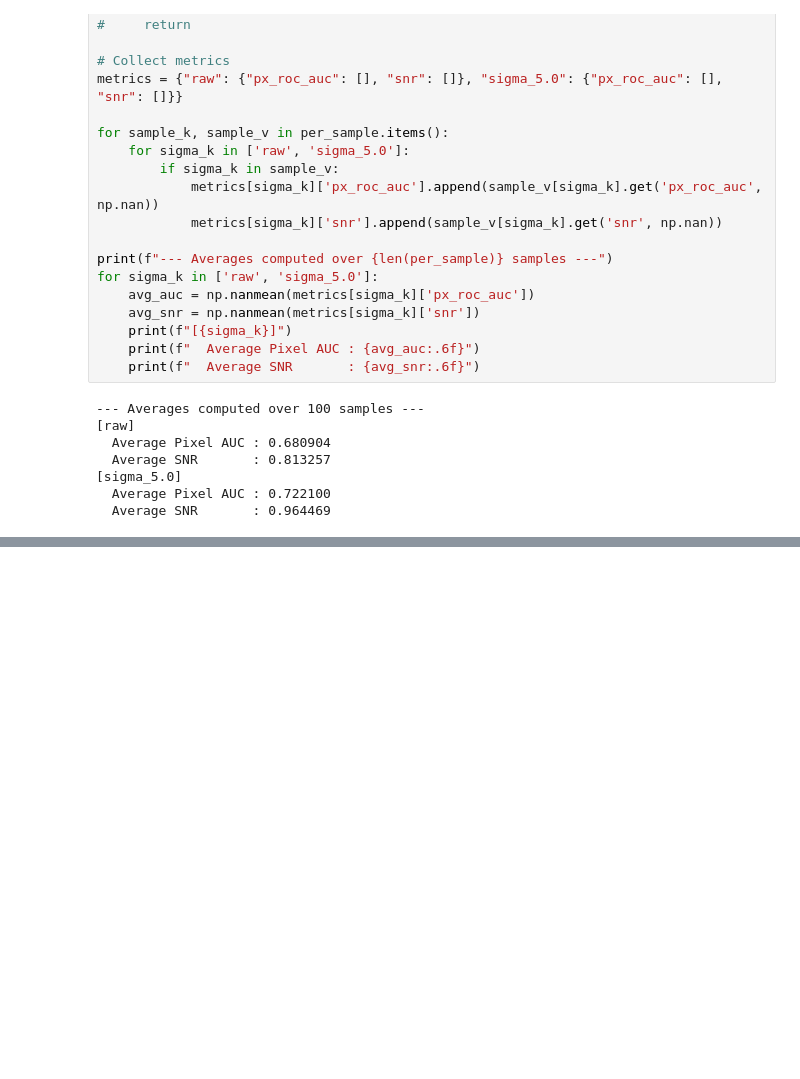
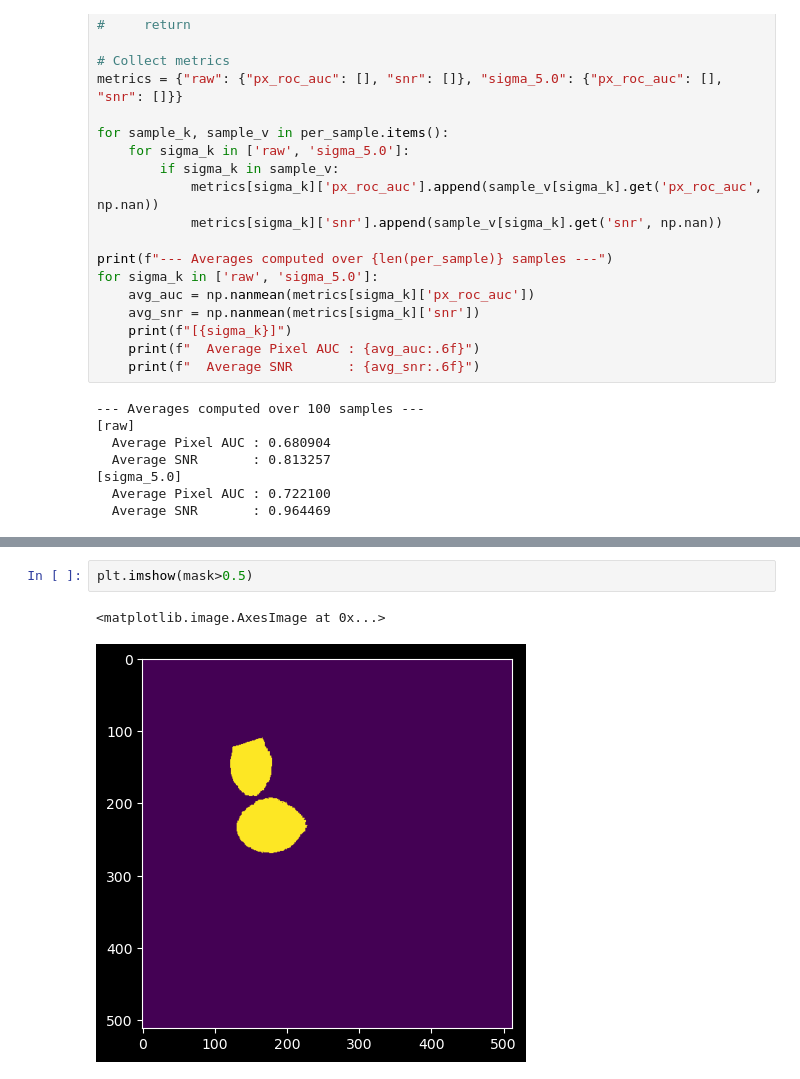
Before and after one commit to KheirAli/Statistical_OOD_detection, a Jupyter notebook: test.ipynb, the cells around one changed output, grey strips where cells are left out. Saved outputs shown, nothing was run; the diff lists cells and outputs as text; blank space fills up the shorter version.

```diff
--- a/test.ipynb
+++ b/test.ipynb
@@ -168,0 +189,5 @@ for sigma_k in ['raw', 'sigma_5.0']:
+# %%
+plt.imshow(mask>0.5)
+# %% [output]
+<matplotlib.image.AxesImage at 0x...>
+[figure, added]
```
Also changed, not shown: parts of 10 cells of this notebook, 55 other files.
